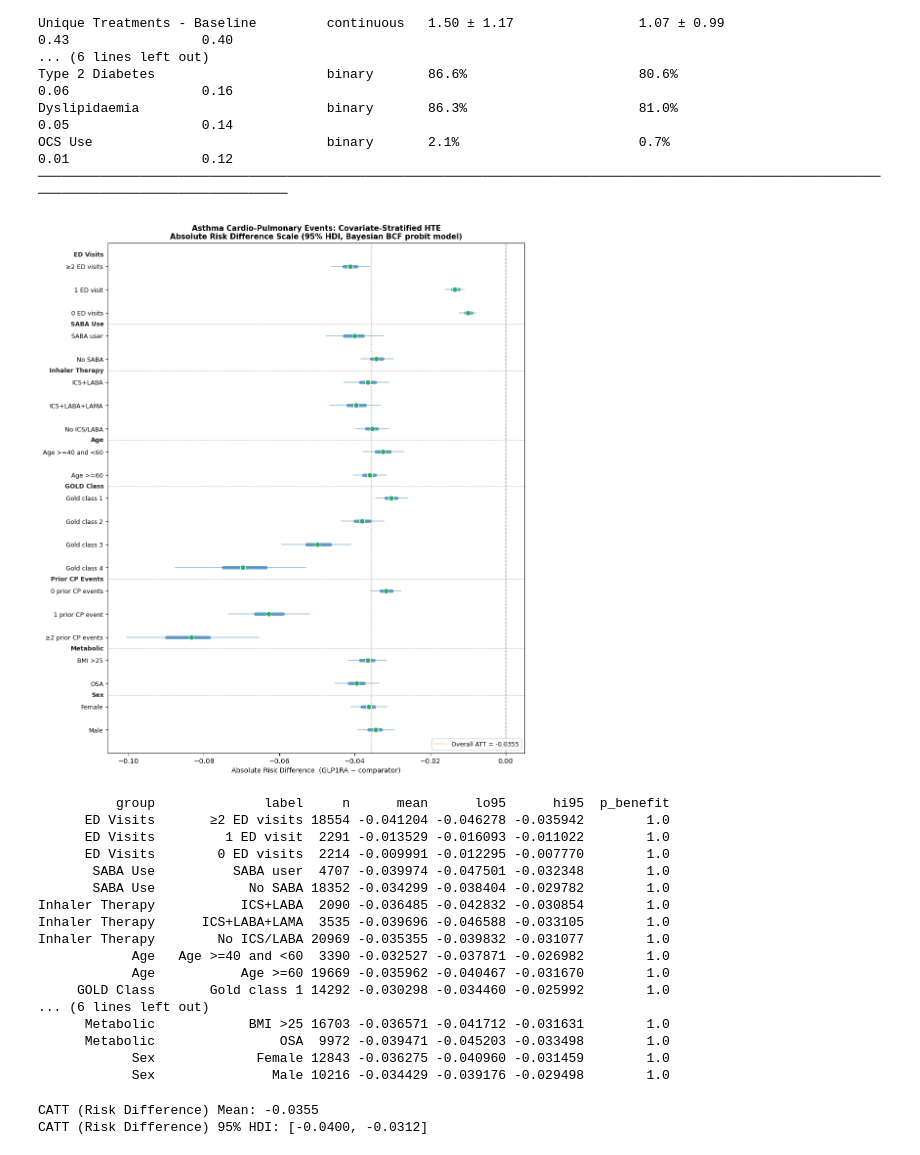
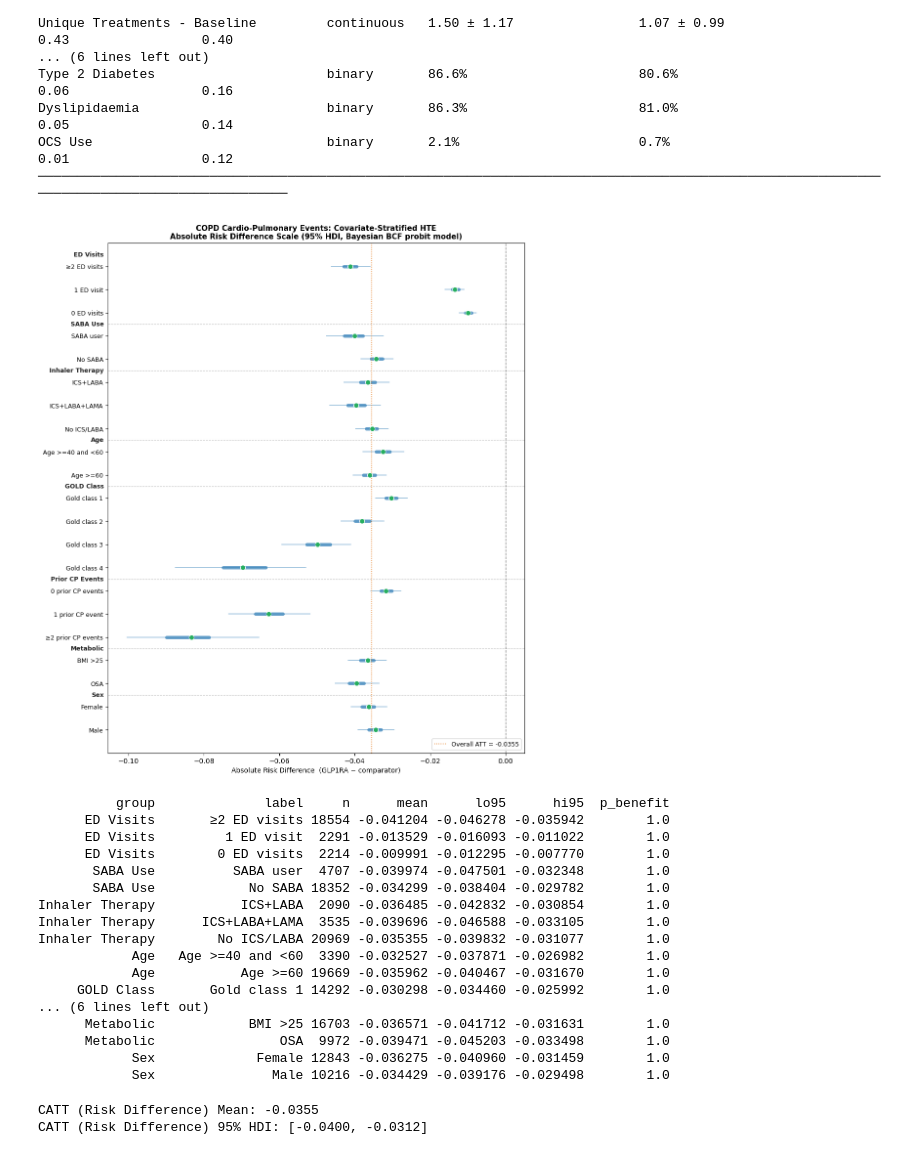
Before and after one commit to nweerasuriya/omscs, a Jupyter notebook: ISYE6420/Project/binary_bcf_CP_copd.ipynb, the cells around one changed output. Cells and saved outputs as stored; diff of their text form; code cells hidden in the pictures.

Commit message:
rename add copd mod exac

```diff
--- a/ISYE6420/Project/binary_bcf_exac_CP_copd.ipynb
+++ b/ISYE6420/Project/binary_bcf_CP_copd.ipynb
@@ -820,35 +815,35 @@ for i, (_, row) in enumerate(forest_df.iterrows()):
     ax.plot([row["lo95"], row["hi95"]], [y, y],
             color=colour, lw=1.4, alpha=0.45, solid_capstyle="round")
     ax.plot([row["lo50"], row["hi50"]], [y, y],
             color=colour, lw=5,   alpha=0.70, solid_capstyle="round")
     dot_c = "#27ae60" if row["mean"] < 0 else "#e74c3c"
     ax.scatter(row["mean"], y, s=55, color=dot_c, zorder=5,
                edgecolors="white", linewidths=0.8)
     # ax.text(forest_df["hi95"].max() + 0.001, y,
     #         f"  {row['mean']:+.4f} [{row['lo95']:+.4f}, {row['hi95']:+.4f}]  "
     #         f"P(benefit)={row['p_benefit']:.2f}  n={row['n']}",
     #         va="center", fontsize=7.5, color="gray")
 
 att_mean = ite_rd[:, T.astype(bool)].mean()
 ax.axvline(0,        color="black",   lw=1,   ls="--", alpha=0.5)
 ax.axvline(att_mean, color="#e67e22", lw=1.2, ls=":",
            label=f"Overall ATT = {att_mean:.4f}")
 
 ax.set_yticks(y_pos)
 ax.set_yticklabels(forest_df["label"].tolist(), fontsize=9)
 ax.set_xlabel(
     "Absolute Risk Difference  (GLP1RA − comparator)",
     fontsize=10)
 ax.set_title(
-    "Asthma Cardio-Pulmonary Events: Covariate-Stratified HTE\n"
+    "COPD Cardio-Pulmonary Events: Covariate-Stratified HTE\n"
     "Absolute Risk Difference Scale (95% HDI, Bayesian BCF probit model)",
     fontsize=11, fontweight="bold")
 ax.legend(fontsize=9, loc="lower right")
 #fig.tight_layout()
 plt.show()
 print(forest_df[["group","label","n","mean","lo95","hi95","p_benefit"]].to_string(index=False))
 # %% [output]
-[figure, old version]
+[figure, new version]
           group              label     n      mean      lo95      hi95  p_benefit
       ED Visits       ≥2 ED visits 18554 -0.041204 -0.046278 -0.035942        1.0
       ED Visits         1 ED visit  2291 -0.013529 -0.016093 -0.011022        1.0
```
Also changed, not shown: parts of 1 cell of this notebook, 1 other file.
